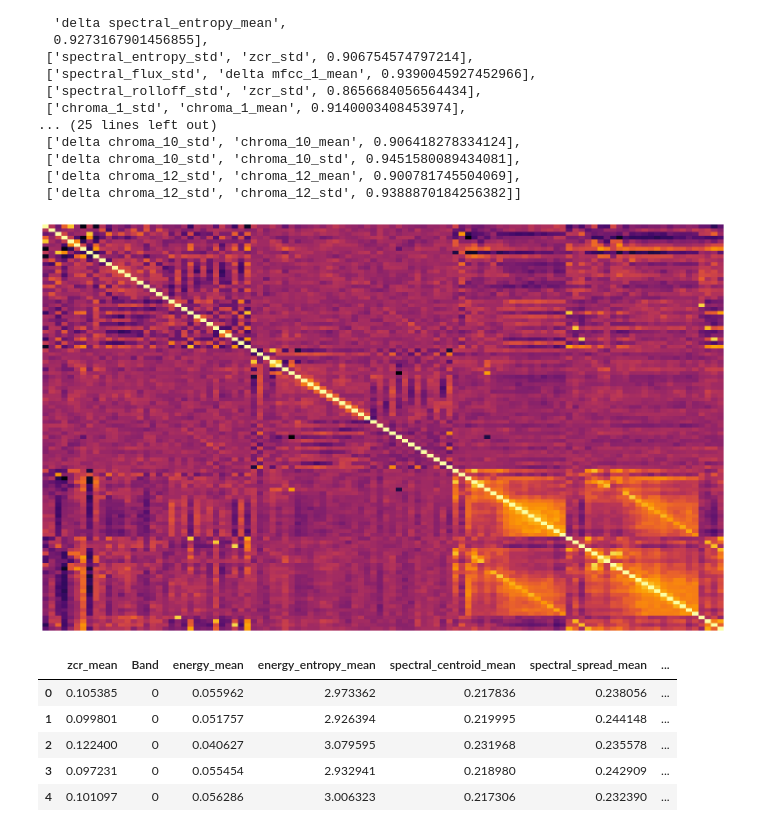
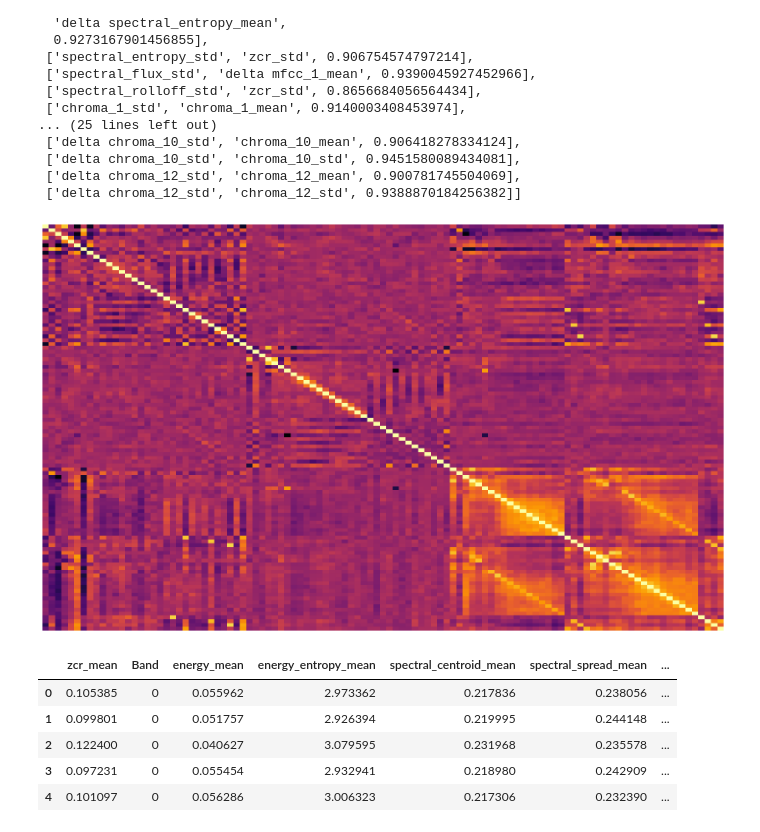
Before and after one commit to johnsaveus/Prog_Metal_Classification, a Jupyter notebook: src/Report.ipynb, the cells around one changed output. Saved outputs shown, nothing was run; the diff lists cells and outputs as text; code cells hidden in the pictures.

```diff
--- a/src/Report.ipynb
+++ b/src/Report.ipynb
@@ -257,11 +260,13 @@ From those features we delete automatically the first one using corellation_drop
  ['delta chroma_12_std', 'chroma_12_mean', 0.900781745504069],
  ['delta chroma_12_std', 'chroma_12_std', 0.9388870184256382]]
 # %%
+## New heatmap
 plt.figure(figsize=(20, 12))
-sns.heatmap(new_dataframe.corr(), annot=False, cbar=False, cmap='inferno', xticklabels=False, yticklabels=False)
+sns.heatmap(new_dataframe.drop(['Band'],axis=1).corr(),
+            annot=False, cbar=False, cmap='inferno', xticklabels=False, yticklabels=False)
 plt.show()
 # %% [output]
-[figure, old version]
+[figure, new version]
 # %%
 new_dataframe.head()
 # %% [output]
```
Also changed, not shown: parts of 28 cells of this notebook, 6 other files.
